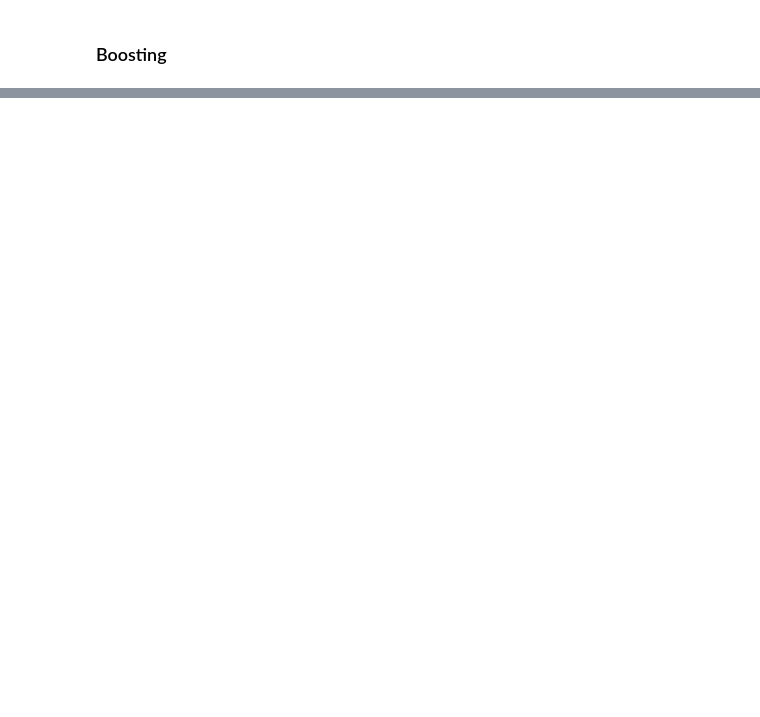
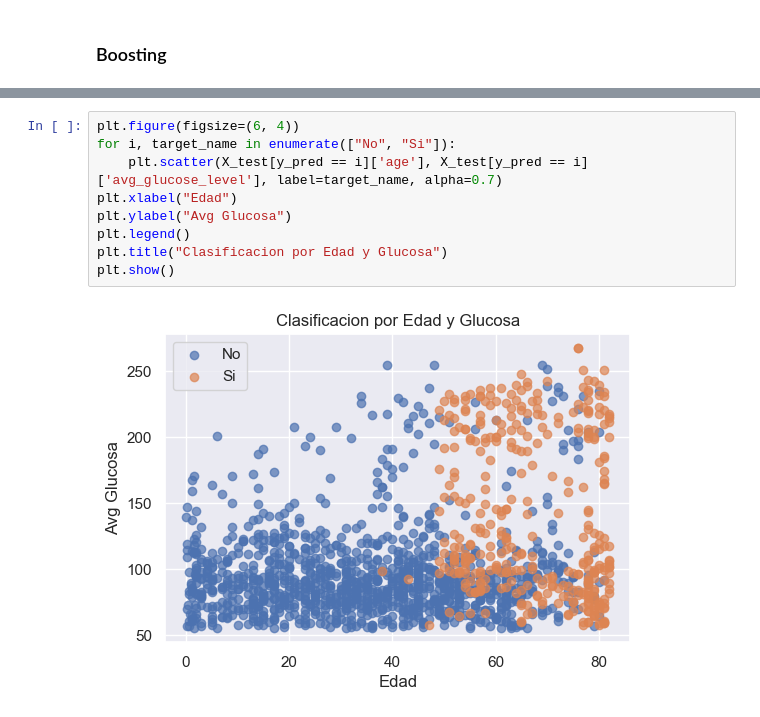
Before and after one commit to Gabriela-Sol/ML, a Jupyter notebook: notebooks/04_clasification_by_trees.ipynb, the cells around one changed output, grey strips where cells are left out. Drawn from its saved outputs; the diff is of its cells as text; blank space fills up the shorter version.

```diff
--- a/notebooks/04_clasification_by_trees.ipynb
+++ b/notebooks/04_clasification_by_trees.ipynb
@@ -366,0 +409,11 @@ metrics_ada
+# %%
+plt.figure(figsize=(6, 4))
+for i, target_name in enumerate(["No", "Si"]):
+    plt.scatter(X_test[y_pred == i]['age'], X_test[y_pred == i]['avg_glucose_level'], label=target_name, alpha=0.7)
+plt.xlabel("Edad")
+plt.ylabel("Avg Glucosa")
+plt.legend()
+plt.title("Clasificacion por Edad y Glucosa")
+plt.show()
+# %% [output]
+[figure, added]
```
Also changed, not shown: parts of 22 cells of this notebook.
